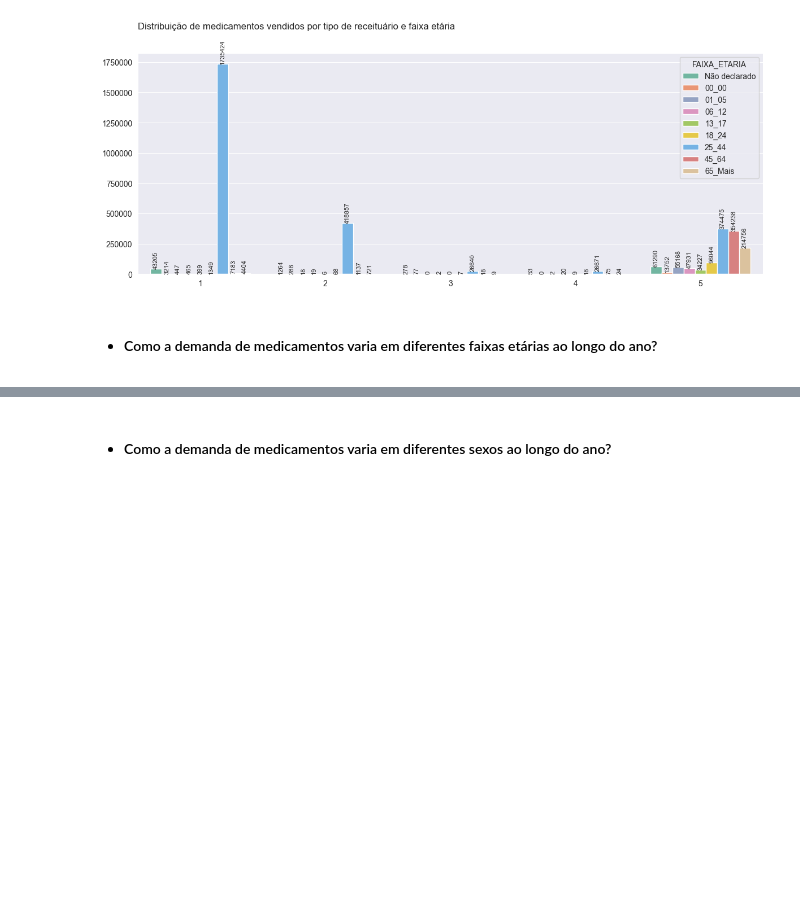
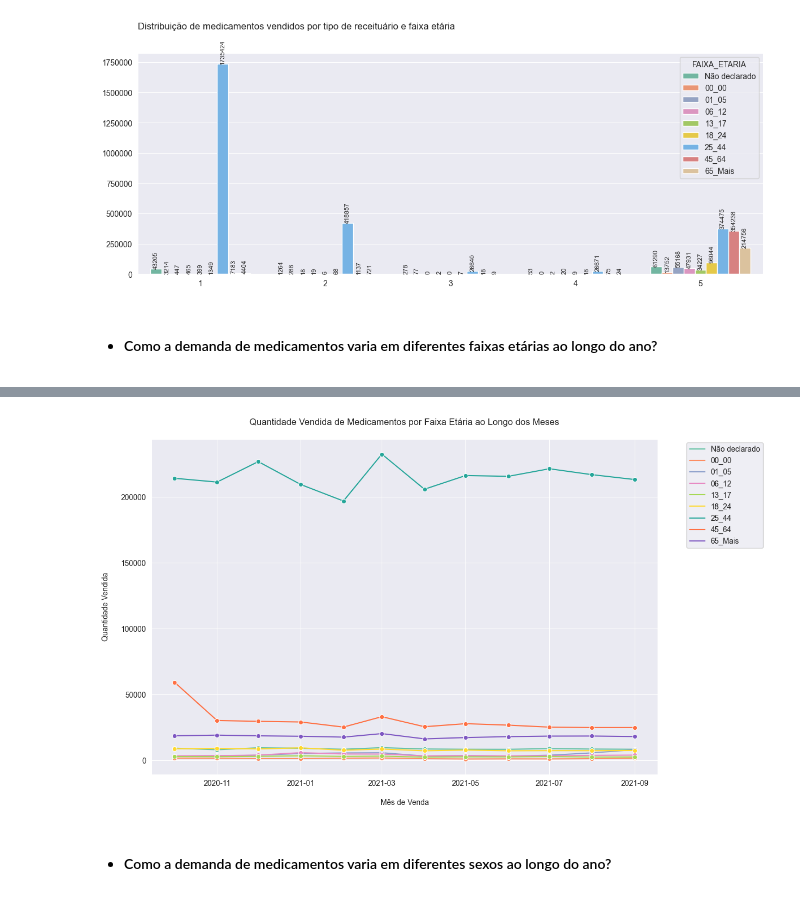
Before and after one commit to emso-exe/Venda_de_medicamentos_controlados_e_antimicrobianos_-_industrializados, a Jupyter notebook: 001_analise_de_vendas.ipynb, the cells around one changed output, grey strips where cells are left out. Cells and saved outputs as stored; diff of their text form; code cells hidden in the pictures; blank space fills up the shorter version.

```diff
--- a/001_analise_de_vendas.ipynb
+++ b/001_analise_de_vendas.ipynb
@@ -1195,0 +1172,9 @@ plt.show()
+# %%
+df_faixa_etaria_data_qtd = df.groupby(['FAIXA_ETARIA', 'DATA_REF'])[
+    'QTD_VENDIDA'].sum().sort_values(ascending=False).reset_index()
+df_faixa_etaria_data_qtd.columns = [
+    'FAIXA_ETARIA', 'DATA_REF', 'Quantidade vendida']
+df_faixa_etaria_data_qtd['%'] = round(df_faixa_etaria_data_qtd['Quantidade vendida'] /
+                                      df_faixa_etaria_data_qtd['Quantidade vendida'].sum()*100, 2)
+df_faixa_etaria_data_qtd = pd.DataFrame(df_faixa_etaria_data_qtd)
+df_faixa_etaria_data_qtd.head(20)
@@ -1196,2 +1199,7 @@ plt.show()
+# %%
+fn.graf_lineplot(df_faixa_etaria_data_qtd, 'DATA_REF', 'Quantidade vendida', 'Quantidade Vendida de Medicamentos por Faixa Etária ao Longo dos Meses\n',
+                 '\nMês de Venda', 'Quantidade Vendida\n', 'FAIXA_ETARIA')
+# %% [output]
+[figure, added]
 # %% [markdown]
 * #### Como a demanda de medicamentos varia em diferentes sexos ao longo do ano?
```
Also changed, not shown: parts of 14 cells of this notebook.
